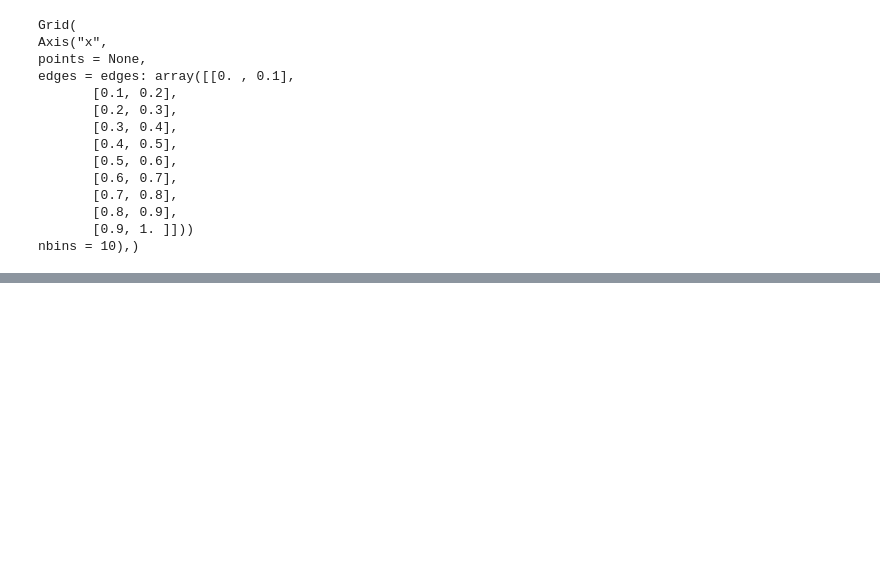
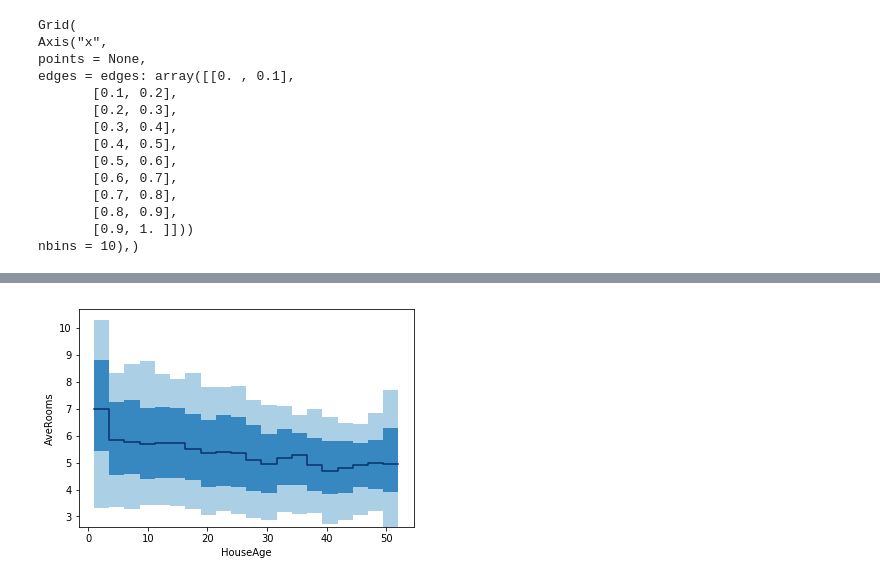
Before and after one commit to philippeller/dama, a Jupyter notebook: notebooks/histo_functions.ipynb, the cells around one changed output, grey strips where cells are left out. Cells and saved outputs as stored; diff of their text form; code cells hidden in the pictures; blank space fills up the shorter version.

```diff
--- a/notebooks/histo_functions.ipynb
+++ b/notebooks/histo_functions.ipynb
@@ -208,0 +196,2 @@ A.foo(
+# %%
+b = datasets.fetch_california_housing()
@@ -208,0 +213,2 @@ A.foo(
+# %%
+d = pn.PointData({k:b['data'][:,i] for i,k in enumerate(b['feature_names'])})
@@ -208,0 +237,4 @@ A.foo(
+# %%
+d.binwise(HouseAge=20, function=lambda x : np.percentile(x, [2.5, 16, 50, 84, 95])).plot_bands('AveRooms')
+# %% [output]
+[figure, added]
```
Also changed, not shown: parts of 47 cells of this notebook, 2 other files.
